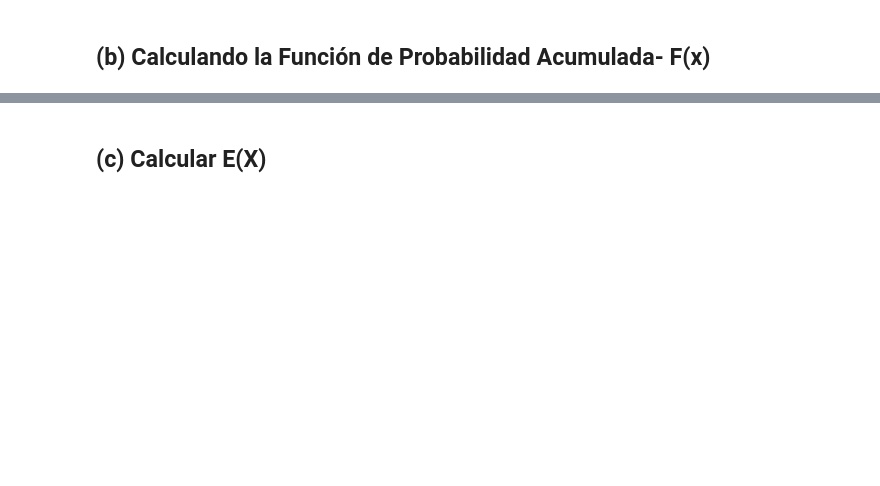
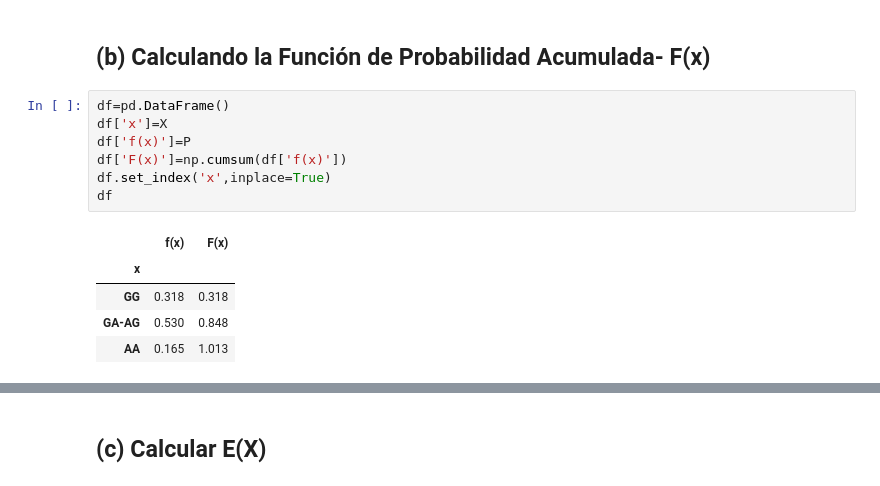
Before and after one commit to Ricardomanuel1/Maestr-a_Ciencia_de_Datos, a Jupyter notebook: III. Matematica_Ciencia_Datos/5_Variables_Aleatórias.ipynb, the cells around one changed output, grey strips where cells are left out. Cells and saved outputs as stored; diff of their text form; blank space fills up the shorter version.

```diff
--- a/III. Matematica_Ciencia_Datos/5_Variables_Aleatórias.ipynb
+++ b/III. Matematica_Ciencia_Datos/5_Variables_Aleatórias.ipynb
@@ -189,2 +215,15 @@ Una urna contiene 5 bolas azules y 7 grises. Digamos que se eligen 2 al azar, un
 # %% [markdown]
 ## (b) Calculando la Función de Probabilidad Acumulada- F(x)
+# %%
+df=pd.DataFrame()
+df['x']=X
+df['f(x)']=P
+df['F(x)']=np.cumsum(df['f(x)'])
+df.set_index('x',inplace=True)
+df
+# %% [output]
+|  | f(x) | F(x) |
+| x |  |  |
+| GG | 0.318 | 0.318 |
+| GA-AG | 0.530 | 0.848 |
+| AA | 0.165 | 1.013 |
```
Also changed, not shown: parts of 10 cells of this notebook.
